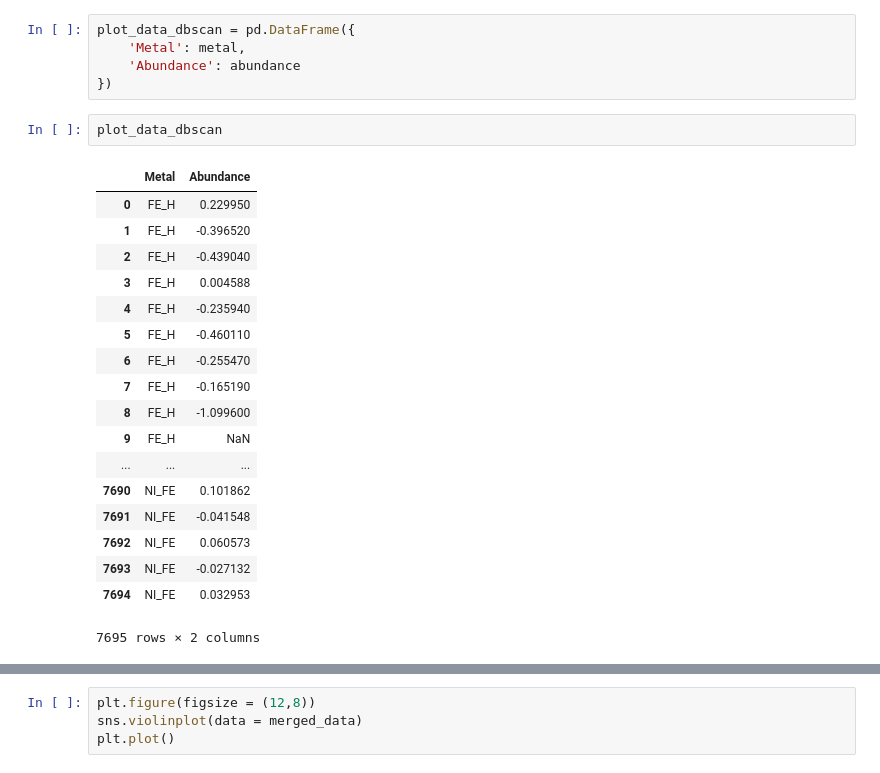
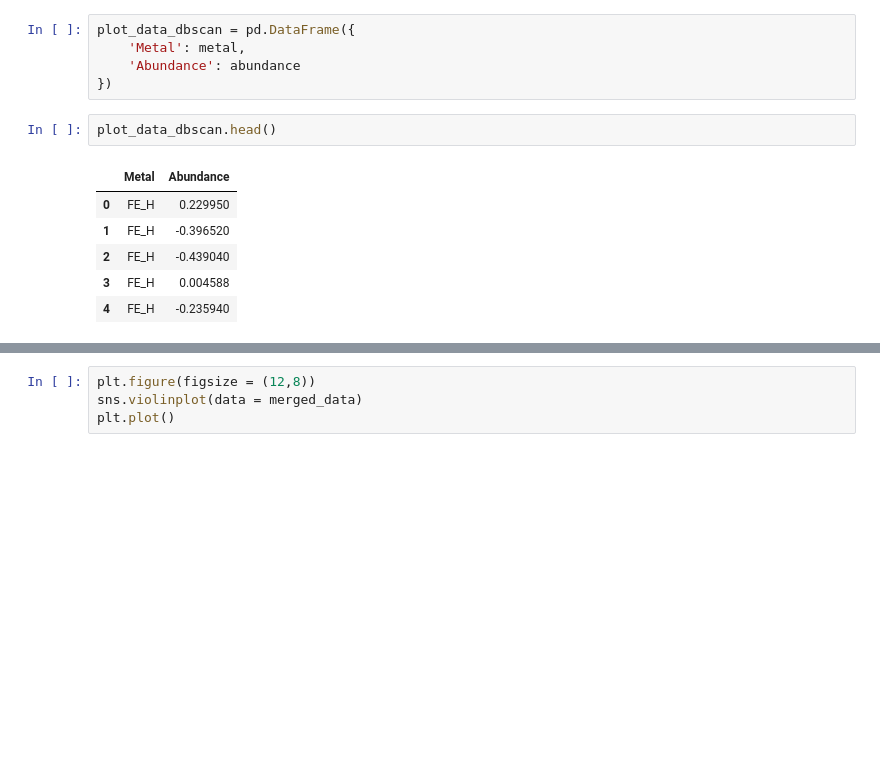
Before and after one commit to mahmud-nobe/GMM_membership, a Jupyter notebook: DBSCAN/DBSCAN Paper/Apogee_Analysis.ipynb, the cells around one changed output, grey strips where cells are left out. Saved outputs shown, nothing was run; the diff lists cells and outputs as text; blank space fills up the shorter version.

```diff
--- a/DBSCAN/DBSCAN Paper/Apogee_Analysis.ipynb
+++ b/DBSCAN/DBSCAN Paper/Apogee_Analysis.ipynb
@@ -63,26 +67,14 @@ plot_data_dbscan = pd.DataFrame({
     'Abundance': abundance
 })
 # %%
-plot_data_dbscan
+plot_data_dbscan.head()
 # %% [output]
 |  | Metal | Abundance |
 | 0 | FE_H | 0.229950 |
 | 1 | FE_H | -0.396520 |
 | 2 | FE_H | -0.439040 |
 | 3 | FE_H | 0.004588 |
 | 4 | FE_H | -0.235940 |
-| 5 | FE_H | -0.460110 |
-| 6 | FE_H | -0.255470 |
-| 7 | FE_H | -0.165190 |
-| 8 | FE_H | -1.099600 |
-| 9 | FE_H | NaN |
-| ... | ... | ... |
-| 7690 | NI_FE | 0.101862 |
-| 7691 | NI_FE | -0.041548 |
-| 7692 | NI_FE | 0.060573 |
-| 7693 | NI_FE | -0.027132 |
-| 7694 | NI_FE | 0.032953 |
-7695 rows × 2 columns
 # %%
 merged_data = pd.concat([dbscan_2244.loc[:, interested_columns].assign(data = 'dbscan'),
                        cantat_2244.loc[:, interested_columns].assign(data = 'cantat')])
```
Also changed, not shown: parts of 6 cells of this notebook.
